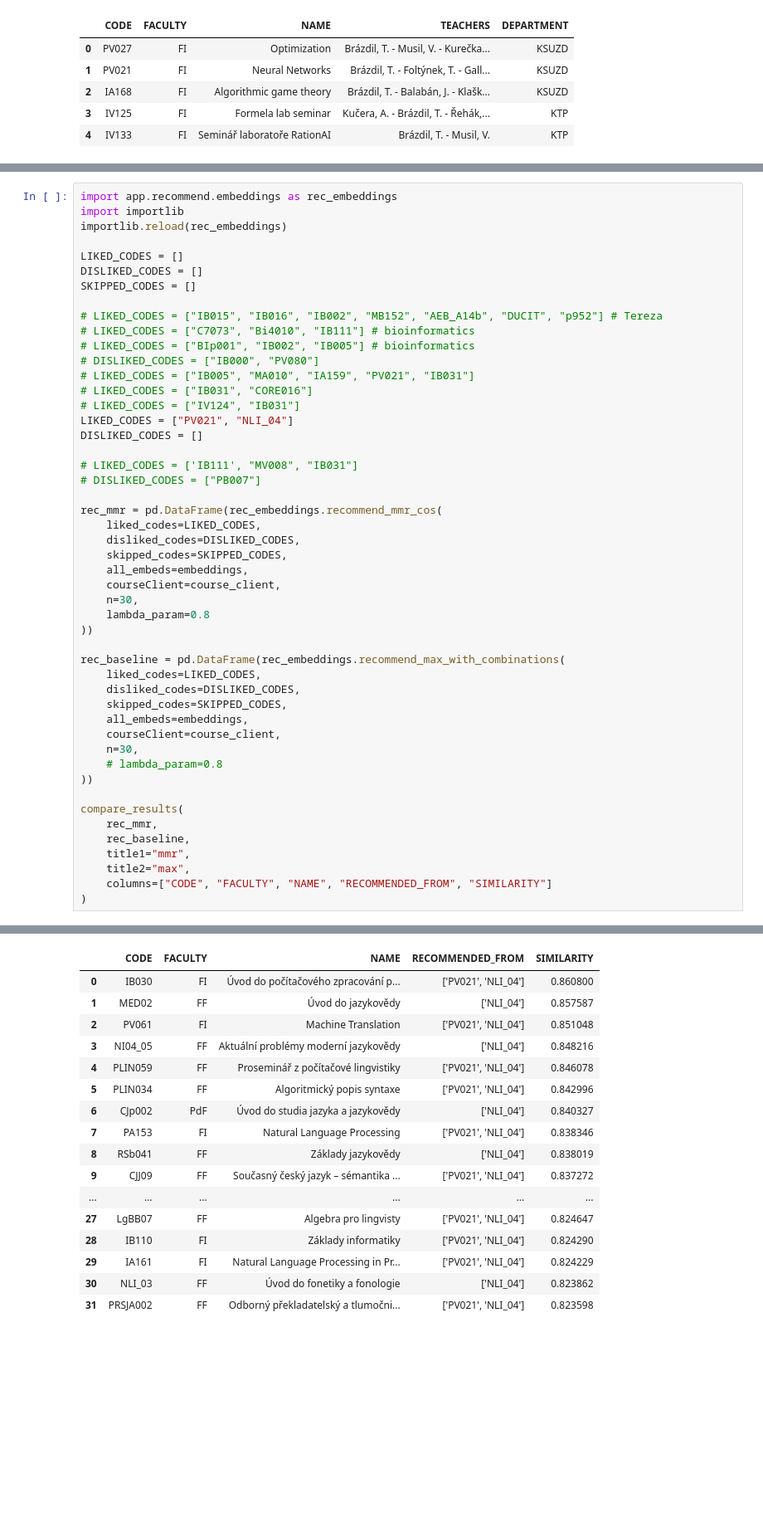
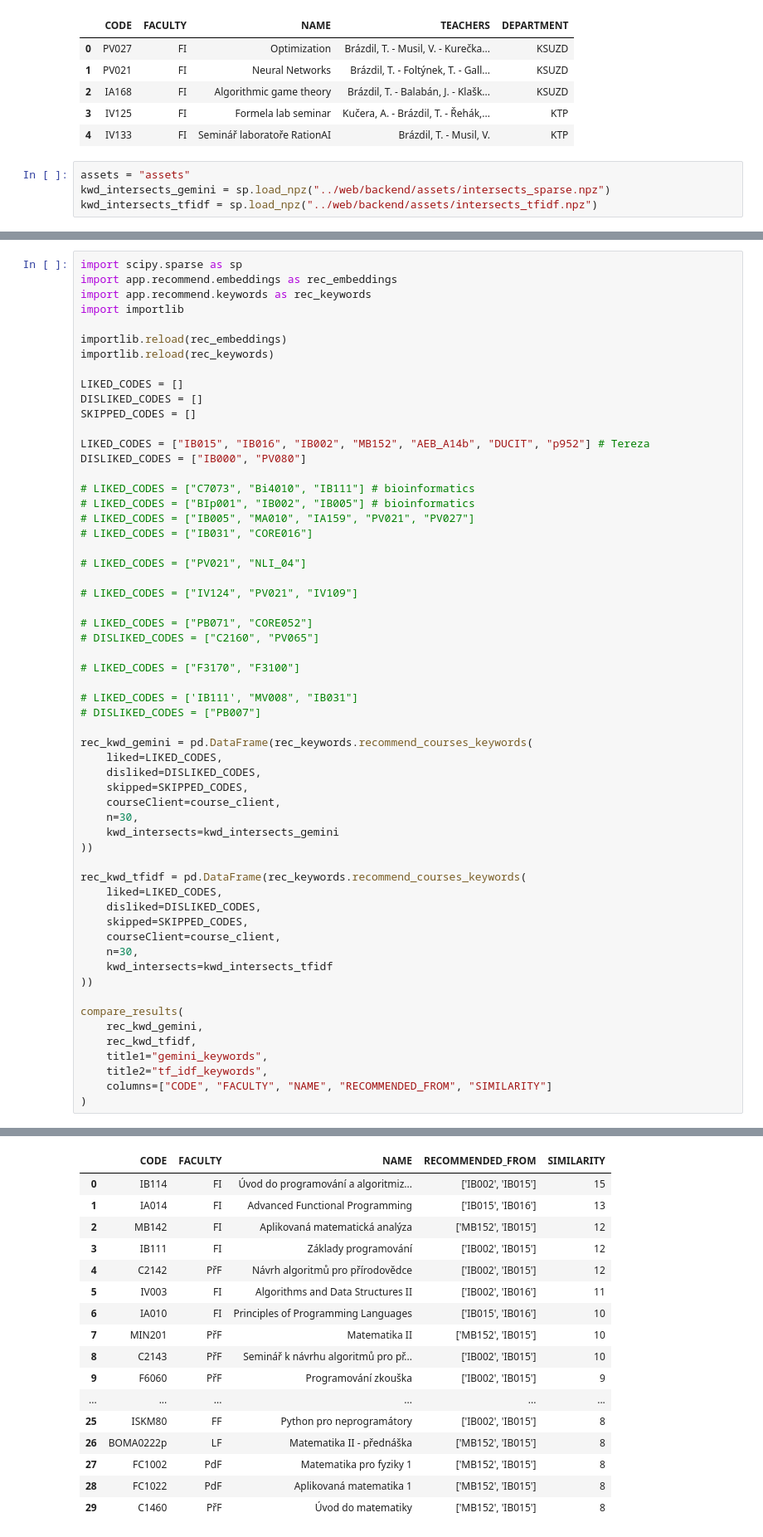
Before and after one commit to tomz197/course-recommender, a Jupyter notebook: notebooks/test_algorithms.ipynb, the cells around one changed output, grey strips where cells are left out. Shown: that part at 83% size. Cells and saved outputs as stored; diff of their text form; blank space fills up the shorter version.

```diff
--- a/notebooks/test_algorithms.ipynb
+++ b/notebooks/test_algorithms.ipynb
@@ -295,3 +329,7 @@ disliked:
 | 2 | IA168 | FI | Algorithmic game theory | Brázdil, T. - Balabán, J. - Klašk... | KSUZD |
 | 3 | IV125 | FI | Formela lab seminar | Kučera, A. - Brázdil, T. - Řehák,... | KTP |
 | 4 | IV133 | FI | Seminář laboratoře RationAI | Brázdil, T. - Musil, V. | KTP |
+# %%
+assets = "assets"
+kwd_intersects_gemini = sp.load_npz("../web/backend/assets/intersects_sparse.npz")
+kwd_intersects_tfidf = sp.load_npz("../web/backend/assets/intersects_tfidf.npz")
@@ -298,50 +501,59 @@ disliked:
 # %%
+import scipy.sparse as sp
 import app.recommend.embeddings as rec_embeddings
+import app.recommend.keywords as rec_keywords
 import importlib
+
 importlib.reload(rec_embeddings)
+importlib.reload(rec_keywords)
 
 LIKED_CODES = []
 DISLIKED_CODES = []
 SKIPPED_CODES = []
 
-# LIKED_CODES = ["IB015", "IB016", "IB002", "MB152", "AEB_A14b", "DUCIT", "p952"] # Tereza
+LIKED_CODES = ["IB015", "IB016", "IB002", "MB152", "AEB_A14b", "DUCIT", "p952"] # Tereza
+DISLIKED_CODES = ["IB000", "PV080"]
+
 # LIKED_CODES = ["C7073", "Bi4010", "IB111"] # bioinformatics
 # LIKED_CODES = ["BIp001", "IB002", "IB005"] # bioinformatics
-# DISLIKED_CODES = ["IB000", "PV080"]
-# LIKED_CODES = ["IB005", "MA010", "IA159", "PV021", "IB031"]
+# LIKED_CODES = ["IB005", "MA010", "IA159", "PV021", "PV027"]
 # LIKED_CODES = ["IB031", "CORE016"]
-# LIKED_CODES = ["IV124", "IB031"]
-LIKED_CODES = ["PV021", "NLI_04"]
-DISLIKED_CODES = []
+
+# LIKED_CODES = ["PV021", "NLI_04"]
+
+# LIKED_CODES = ["IV124", "PV021", "IV109"]
+
+# LIKED_CODES = ["PB071", "CORE052"]
+# DISLIKED_CODES = ["C2160", "PV065"]
+
+# LIKED_CODES = ["F3170", "F3100"]
 
 # LIKED_CODES = ['IB111', "MV008", "IB031"]
 # DISLIKED_CODES = ["PB007"]
 
-rec_mmr = pd.DataFrame(rec_embeddings.recommend_mmr_cos(
-    liked_codes=LIKED_CODES,
-    disliked_codes=DISLIKED_CODES,
-    skipped_codes=SKIPPED_CODES,
-    all_embeds=embeddings,
+rec_kwd_gemini = pd.DataFrame(rec_keywords.recommend_courses_keywords(
+    liked=LIKED_CODES,
+    disliked=DISLIKED_CODES,
+    skipped=SKIPPED_CODES,
     courseClient=course_client,
     n=30,
-    lambda_param=0.8
+    kwd_intersects=kwd_intersects_gemini
 ))
 
-rec_baseline = pd.DataFrame(rec_embeddings.recommend_max_with_combinations(
-    liked_codes=LIKED_CODES,
-    disliked_codes=DISLIKED_CODES,
-    skipped_codes=SKIPPED_CODES,
-    all_embeds=embeddings,
+rec_kwd_tfidf = pd.DataFrame(rec_keywords.recommend_courses_keywords(
+    liked=LIKED_CODES,
+    disliked=DISLIKED_CODES,
+    skipped=SKIPPED_CODES,
     courseClient=course_client,
     n=30,
-    # lambda_param=0.8
+    kwd_intersects=kwd_intersects_tfidf
 ))
 
 compare_results(
-    rec_mmr,
-    rec_baseline,
-    title1="mmr",
-    title2="max",
+    rec_kwd_gemini,
+    rec_kwd_tfidf,
+    title1="gemini_keywords",
+    title2="tf_idf_keywords",
     columns=["CODE", "FACULTY", "NAME", "RECOMMENDED_FROM", "SIMILARITY"]
 )
 # %% [output]
@@ -367,20 +579,20 @@ max:
 |  | CODE | FACULTY | NAME | RECOMMENDED_FROM | SIMILARITY |
-| 0 | IB030 | FI | Úvod do počítačového zpracování p... | ['PV021', 'NLI_04'] | 0.860800 |
-| 1 | MED02 | FF | Úvod do jazykovědy | ['NLI_04'] | 0.857587 |
-| 2 | PV061 | FI | Machine Translation | ['PV021', 'NLI_04'] | 0.851048 |
-| 3 | NI04_05 | FF | Aktuální problémy moderní jazykovědy | ['NLI_04'] | 0.848216 |
-| 4 | PLIN059 | FF | Proseminář z počítačové lingvistiky | ['PV021', 'NLI_04'] | 0.846078 |
-| 5 | PLIN034 | FF | Algoritmický popis syntaxe | ['PV021', 'NLI_04'] | 0.842996 |
-| 6 | CJp002 | PdF | Úvod do studia jazyka a jazykovědy | ['NLI_04'] | 0.840327 |
-| 7 | PA153 | FI | Natural Language Processing | ['PV021', 'NLI_04'] | 0.838346 |
-| 8 | RSb041 | FF | Základy jazykovědy | ['NLI_04'] | 0.838019 |
-| 9 | CJJ09 | FF | Současný český jazyk – sémantika ... | ['PV021', 'NLI_04'] | 0.837272 |
+| 0 | IB114 | FI | Úvod do programování a algoritmiz... | ['IB002', 'IB015'] | 15 |
+| 1 | IA014 | FI | Advanced Functional Programming | ['IB015', 'IB016'] | 13 |
+| 2 | MB142 | FI | Aplikovaná matematická analýza | ['MB152', 'IB015'] | 12 |
+| 3 | IB111 | FI | Základy programování | ['IB002', 'IB015'] | 12 |
+| 4 | C2142 | PřF | Návrh algoritmů pro přírodovědce | ['IB002', 'IB015'] | 12 |
+| 5 | IV003 | FI | Algorithms and Data Structures II | ['IB002', 'IB016'] | 11 |
+| 6 | IA010 | FI | Principles of Programming Languages | ['IB015', 'IB016'] | 10 |
+| 7 | MIN201 | PřF | Matematika II | ['MB152', 'IB015'] | 10 |
+| 8 | C2143 | PřF | Seminář k návrhu algoritmů pro př... | ['IB002', 'IB015'] | 10 |
+| 9 | F6060 | PřF | Programování zkouška | ['IB002', 'IB015'] | 9 |
 | ... | ... | ... | ... | ... | ... |
-| 27 | LgBB07 | FF | Algebra pro lingvisty | ['PV021', 'NLI_04'] | 0.824647 |
-| 28 | IB110 | FI | Základy informatiky | ['PV021', 'NLI_04'] | 0.824290 |
-| 29 | IA161 | FI | Natural Language Processing in Pr... | ['PV021', 'NLI_04'] | 0.824229 |
-| 30 | NLI_03 | FF | Úvod do fonetiky a fonologie | ['NLI_04'] | 0.823862 |
-| 31 | PRSJA002 | FF | Odborný překladatelský a tlumočni... | ['PV021', 'NLI_04'] | 0.823598 |
+| 25 | ISKM80 | FF | Python pro neprogramátory | ['IB002', 'IB015'] | 8 |
+| 26 | BOMA0222p | LF | Matematika II - přednáška | ['MB152', 'IB015'] | 8 |
+| 27 | FC1002 | PdF | Matematika pro fyziky 1 | ['MB152', 'IB015'] | 8 |
+| 28 | FC1022 | PdF | Aplikovaná matematika 1 | ['MB152', 'IB015'] | 8 |
+| 29 | C1460 | PřF | Úvod do matematiky | ['MB152', 'IB015'] | 8 |
 # %%
 # Compare embeddings
 
```
Also changed, not shown: parts of 4 cells of this notebook, 2 other files.
